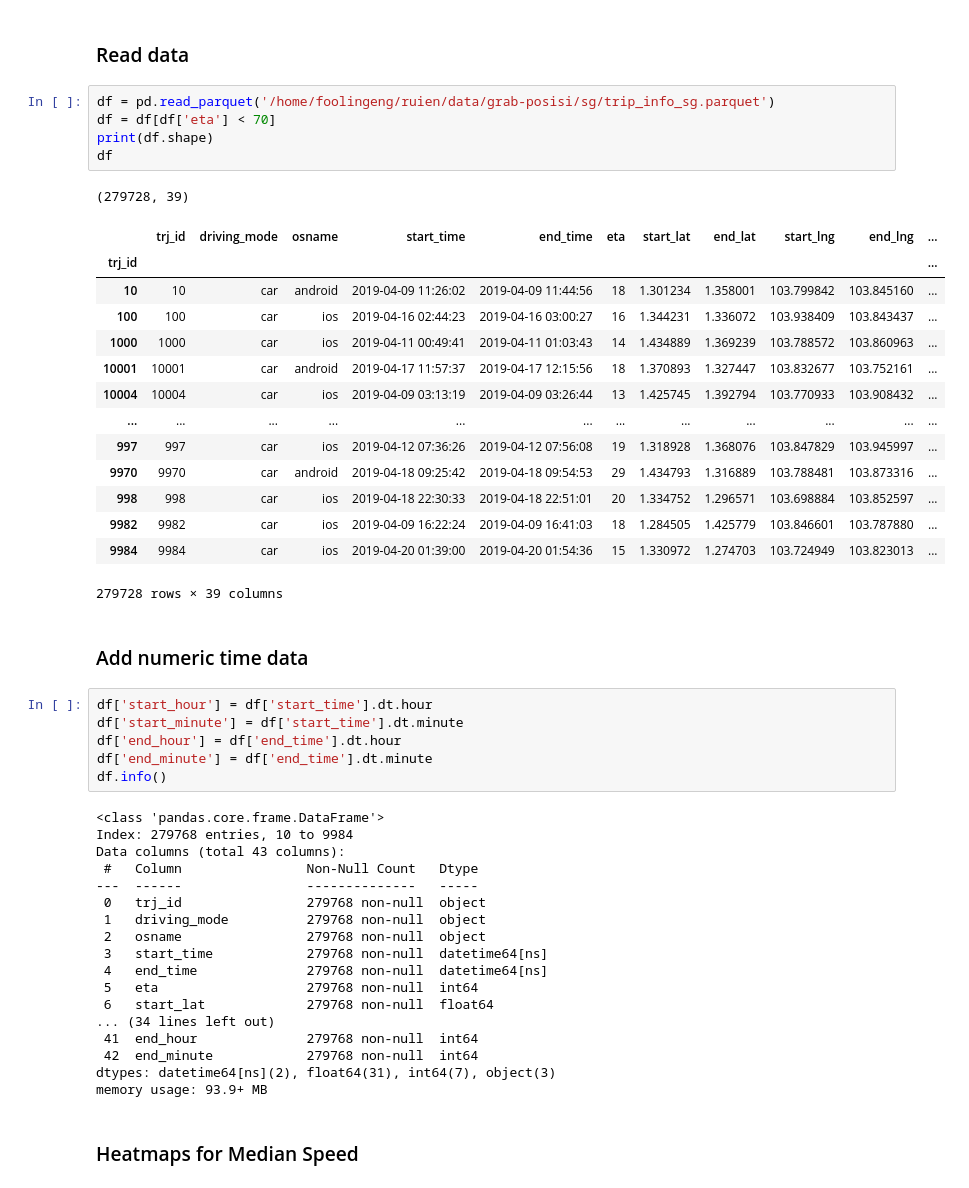
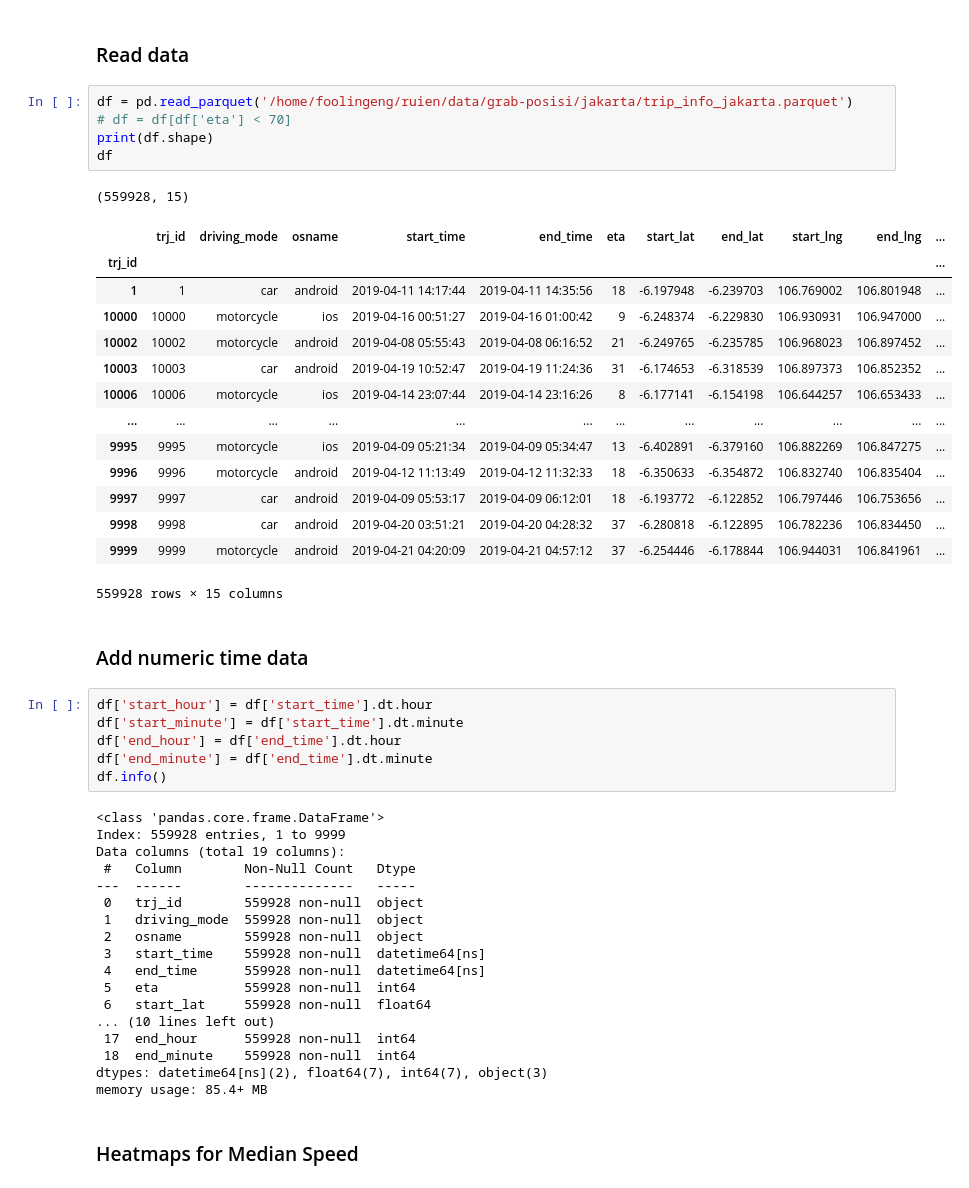
Before and after one commit to bryanongse/teamTeam, a Jupyter notebook: visualise_data.ipynb, the cells around one changed output. Cells and saved outputs as stored; diff of their text form.

```diff
--- a/visualise_data.ipynb
+++ b/visualise_data.ipynb
@@ -48,26 +48,26 @@ Index(['trj_id', 'driving_mode', 'osname', 'start_time', 'end_time', 'eta',
 # %% [markdown]
 ### Read data
 # %%
-df = pd.read_parquet('/home/foolingeng/ruien/data/grab-posisi/sg/trip_info_sg.parquet')
-df = df[df['eta'] < 70]
+df = pd.read_parquet('/home/foolingeng/ruien/data/grab-posisi/jakarta/trip_info_jakarta.parquet')
+# df = df[df['eta'] < 70]
 print(df.shape)
 df
 # %% [output]
-(279728, 39)
+(559928, 15)
 |  | trj_id | driving_mode | osname | start_time | end_time | eta | start_lat | end_lat | start_lng | end_lng | ... |
 | trj_id |  |  |  |  |  |  |  |  |  |  | ... |
-| 10 | 10 | car | android | 2019-04-09 11:26:02 | 2019-04-09 11:44:56 | 18 | 1.301234 | 1.358001 | 103.799842 | 103.845160 | ... |
-| 100 | 100 | car | ios | 2019-04-16 02:44:23 | 2019-04-16 03:00:27 | 16 | 1.344231 | 1.336072 | 103.938409 | 103.843437 | ... |
-| 1000 | 1000 | car | ios | 2019-04-11 00:49:41 | 2019-04-11 01:03:43 | 14 | 1.434889 | 1.369239 | 103.788572 | 103.860963 | ... |
-| 10001 | 10001 | car | android | 2019-04-17 11:57:37 | 2019-04-17 12:15:56 | 18 | 1.370893 | 1.327447 | 103.832677 | 103.752161 | ... |
-| 10004 | 10004 | car | ios | 2019-04-09 03:13:19 | 2019-04-09 03:26:44 | 13 | 1.425745 | 1.392794 | 103.770933 | 103.908432 | ... |
+| 1 | 1 | car | android | 2019-04-11 14:17:44 | 2019-04-11 14:35:56 | 18 | -6.197948 | -6.239703 | 106.769002 | 106.801948 | ... |
+| 10000 | 10000 | motorcycle | ios | 2019-04-16 00:51:27 | 2019-04-16 01:00:42 | 9 | -6.248374 | -6.229830 | 106.930931 | 106.947000 | ... |
+| 10002 | 10002 | motorcycle | android | 2019-04-08 05:55:43 | 2019-04-08 06:16:52 | 21 | -6.249765 | -6.235785 | 106.968023 | 106.897452 | ... |
+| 10003 | 10003 | car | android | 2019-04-19 10:52:47 | 2019-04-19 11:24:36 | 31 | -6.174653 | -6.318539 | 106.897373 | 106.852352 | ... |
+| 10006 | 10006 | motorcycle | ios | 2019-04-14 23:07:44 | 2019-04-14 23:16:26 | 8 | -6.177141 | -6.154198 | 106.644257 | 106.653433 | ... |
 | ... | ... | ... | ... | ... | ... | ... | ... | ... | ... | ... | ... |
-| 997 | 997 | car | ios | 2019-04-12 07:36:26 | 2019-04-12 07:56:08 | 19 | 1.318928 | 1.368076 | 103.847829 | 103.945997 | ... |
-| 9970 | 9970 | car | android | 2019-04-18 09:25:42 | 2019-04-18 09:54:53 | 29 | 1.434793 | 1.316889 | 103.788481 | 103.873316 | ... |
-| 998 | 998 | car | ios | 2019-04-18 22:30:33 | 2019-04-18 22:51:01 | 20 | 1.334752 | 1.296571 | 103.698884 | 103.852597 | ... |
-| 9982 | 9982 | car | ios | 2019-04-09 16:22:24 | 2019-04-09 16:41:03 | 18 | 1.284505 | 1.425779 | 103.846601 | 103.787880 | ... |
-| 9984 | 9984 | car | ios | 2019-04-20 01:39:00 | 2019-04-20 01:54:36 | 15 | 1.330972 | 1.274703 | 103.724949 | 103.823013 | ... |
+| 9995 | 9995 | motorcycle | ios | 2019-04-09 05:21:34 | 2019-04-09 05:34:47 | 13 | -6.402891 | -6.379160 | 106.882269 | 106.847275 | ... |
+| 9996 | 9996 | motorcycle | android | 2019-04-12 11:13:49 | 2019-04-12 11:32:33 | 18 | -6.350633 | -6.354872 | 106.832740 | 106.835404 | ... |
+| 9997 | 9997 | car | android | 2019-04-09 05:53:17 | 2019-04-09 06:12:01 | 18 | -6.193772 | -6.122852 | 106.797446 | 106.753656 | ... |
+| 9998 | 9998 | car | android | 2019-04-20 03:51:21 | 2019-04-20 04:28:32 | 37 | -6.280818 | -6.122895 | 106.782236 | 106.834450 | ... |
+| 9999 | 9999 | motorcycle | android | 2019-04-21 04:20:09 | 2019-04-21 04:57:12 | 37 | -6.254446 | -6.178844 | 106.944031 | 106.841961 | ... |
-279728 rows × 39 columns
+559928 rows × 15 columns
 # %% [markdown]
 ### Add numeric time data
 # %%
@@ -78,22 +78,22 @@ df['end_minute'] = df['end_time'].dt.minute
 df.info()
 # %% [output]
 <class 'pandas.core.frame.DataFrame'>
-Index: 279768 entries, 10 to 9984
-Data columns (total 43 columns):
- #   Column                Non-Null Count   Dtype
----  ------                --------------   -----
- 0   trj_id                279768 non-null  object
- 1   driving_mode          279768 non-null  object
- 2   osname                279768 non-null  object
- 3   start_time            279768 non-null  datetime64[ns]
- 4   end_time              279768 non-null  datetime64[ns]
- 5   eta                   279768 non-null  int64
- 6   start_lat             279768 non-null  float64
-... (34 lines left out)
- 41  end_hour              279768 non-null  int64
- 42  end_minute            279768 non-null  int64
-dtypes: datetime64[ns](2), float64(31), int64(7), object(3)
-memory usage: 93.9+ MB
+Index: 559928 entries, 1 to 9999
+Data columns (total 19 columns):
+ #   Column        Non-Null Count   Dtype
+---  ------        --------------   -----
+ 0   trj_id        559928 non-null  object
+ 1   driving_mode  559928 non-null  object
+ 2   osname        559928 non-null  object
+ 3   start_time    559928 non-null  datetime64[ns]
+ 4   end_time      559928 non-null  datetime64[ns]
+ 5   eta           559928 non-null  int64
+ 6   start_lat     559928 non-null  float64
+... (10 lines left out)
+ 17  end_hour      559928 non-null  int64
+ 18  end_minute    559928 non-null  int64
+dtypes: datetime64[ns](2), float64(7), int64(7), object(3)
+memory usage: 85.4+ MB
 # %% [markdown]
 ### Heatmaps for Median Speed
 # %%
```
Also changed, not shown: parts of 2 cells of this notebook, 1 other file.
